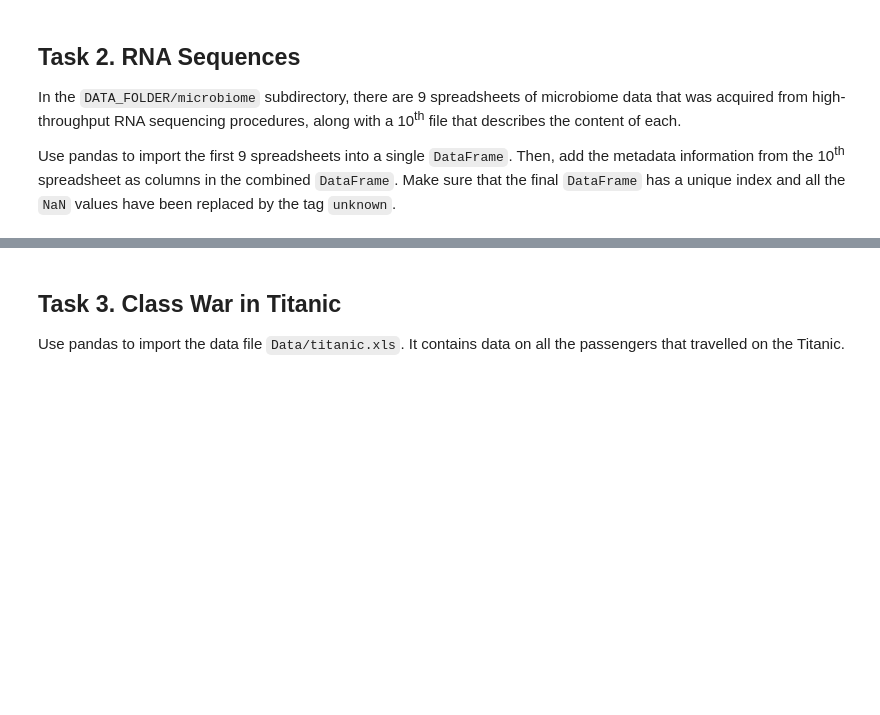
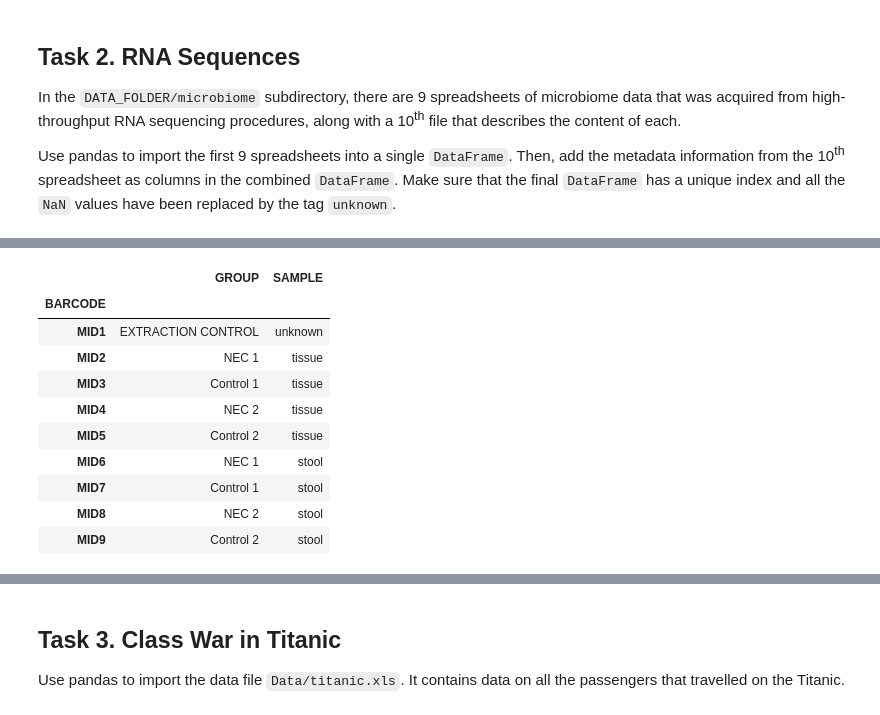
Before and after one commit to stojadin2701/ADA2017, a Jupyter notebook: Homework 1.ipynb, the cells around one changed output, grey strips where cells are left out. Saved outputs shown, nothing was run; the diff lists cells and outputs as text; code cells hidden in the pictures; blank space fills up the shorter version.

```diff
--- a/Homework 1.ipynb
+++ b/Homework 1.ipynb
@@ -340,0 +343,20 @@ Make sure that the final `DataFrame` has a unique index and all the `NaN` values
+# %%
+import pandas as pd
+import numpy as np
+pd.options.mode.chained_assignment = None
+
+metadata = pd.read_excel(DATA_FOLDER + '\\microbiome\\metadata.xls', sheetname='Sheet1', index_col = 'BARCODE')
+metadata.fillna('unknown', inplace = True)
+metadata
+# %% [output]
+|  | GROUP | SAMPLE |
+| BARCODE |  |  |
+| MID1 | EXTRACTION CONTROL | unknown |
+| MID2 | NEC 1 | tissue |
+| MID3 | Control 1 | tissue |
+| MID4 | NEC 2 | tissue |
+| MID5 | Control 2 | tissue |
+| MID6 | NEC 1 | stool |
+| MID7 | Control 1 | stool |
+| MID8 | NEC 2 | stool |
+| MID9 | Control 2 | stool |
```
Also changed, not shown: parts of 8 cells of this notebook.
